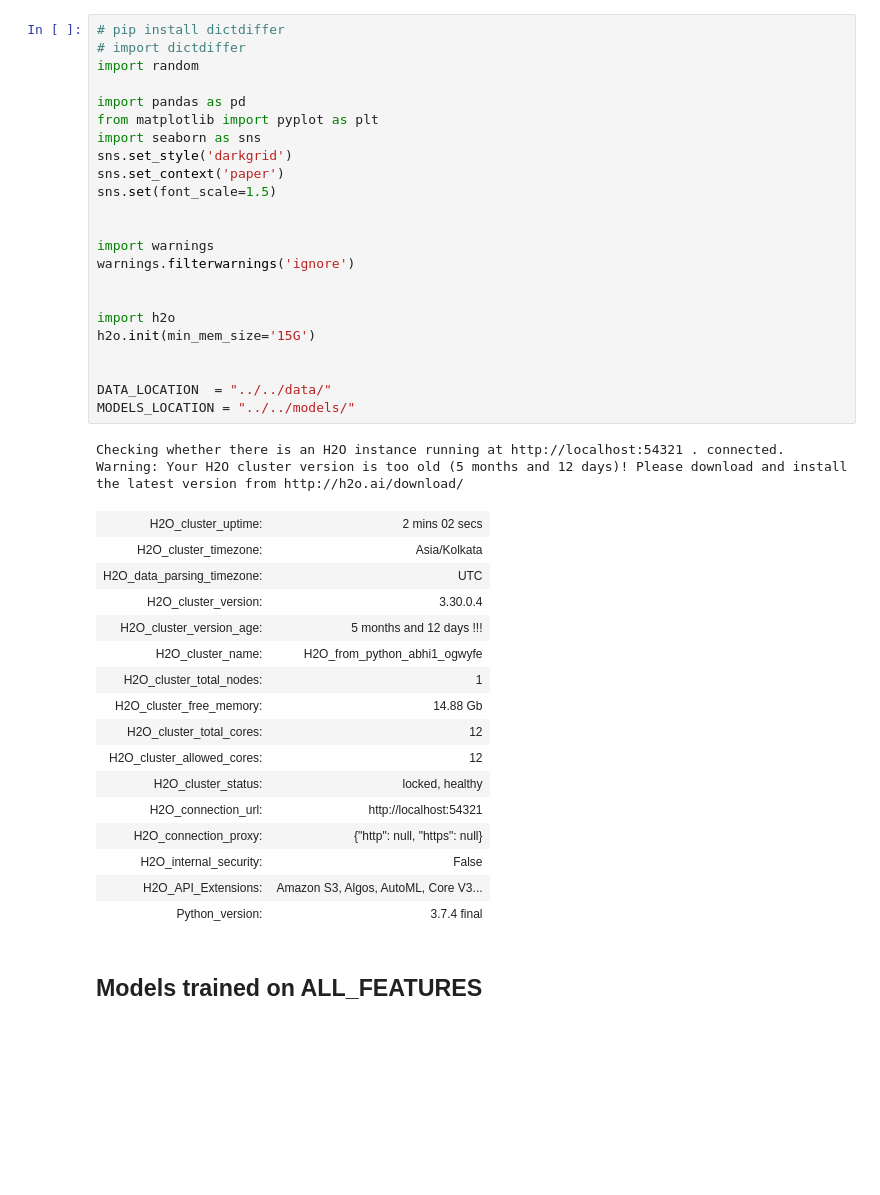
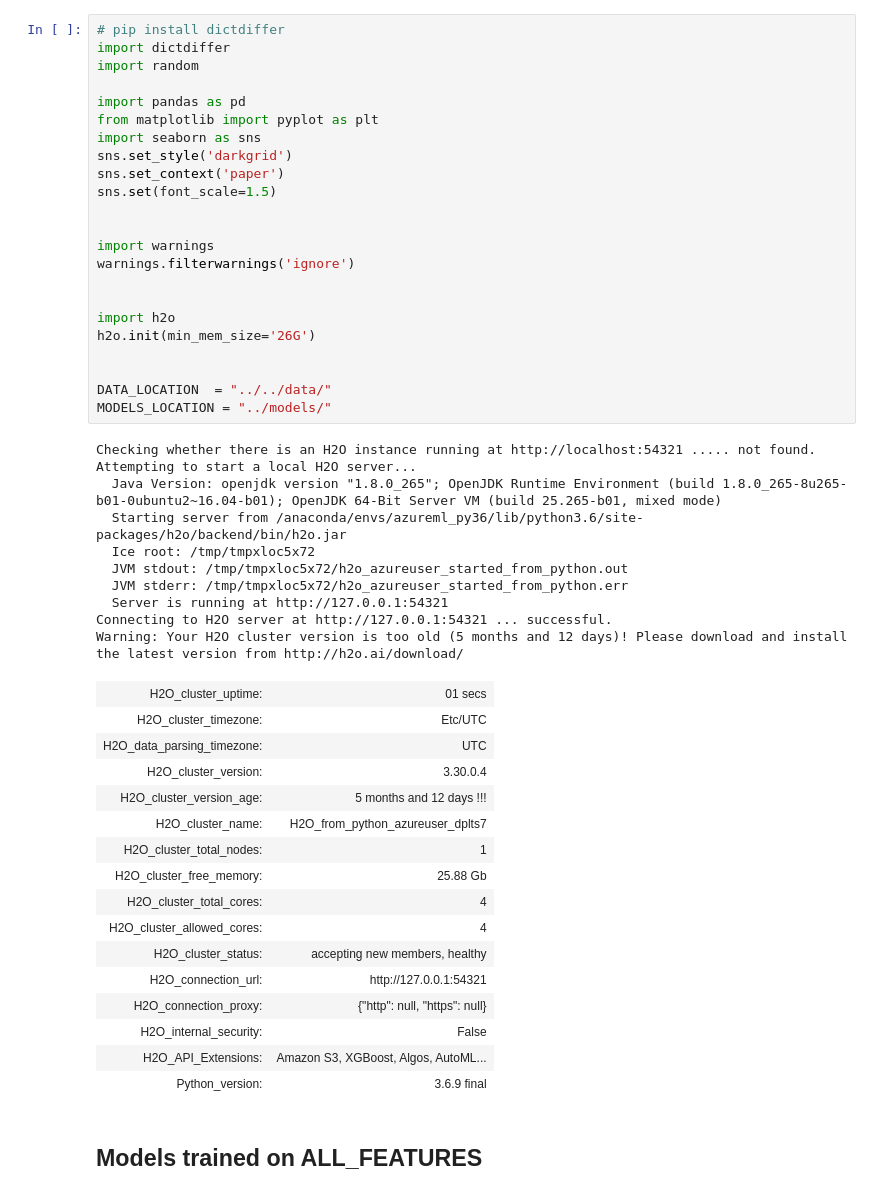
Before and after one commit to abhi18av/LJMU_Masters_Dissertation, a Jupyter notebook: src/notebooks/FINAL/007_model_inspection_with_without_pca.ipynb, the cells around one changed output. Cells and saved outputs as stored; diff of their text form; blank space fills up the shorter version.

```diff
--- a/src/notebooks/FINAL/007_model_inspection_with_without_pca.ipynb
+++ b/src/notebooks/FINAL/007_model_inspection_with_without_pca.ipynb
@@ -1,45 +1,53 @@
 # %%
 # pip install dictdiffer
-# import dictdiffer
+import dictdiffer
 import random
 
 import pandas as pd
 from matplotlib import pyplot as plt
 import seaborn as sns
 sns.set_style('darkgrid')
 sns.set_context('paper')
 sns.set(font_scale=1.5)
 
 
 import warnings
 warnings.filterwarnings('ignore')
 
 
 import h2o
-h2o.init(min_mem_size='15G')
+h2o.init(min_mem_size='26G')
 
 
 DATA_LOCATION  = "../../data/"
-MODELS_LOCATION = "../../models/"
+MODELS_LOCATION = "../models/"
 # %% [output]
-Checking whether there is an H2O instance running at http://localhost:54321 . connected.
+Checking whether there is an H2O instance running at http://localhost:54321 ..... not found.
+Attempting to start a local H2O server...
+  Java Version: openjdk version "1.8.0_265"; OpenJDK Runtime Environment (build 1.8.0_265-8u265-b01-0ubuntu2~16.04-b01); OpenJDK 64-Bit Server VM (build 25.265-b01, mixed mode)
+  Starting server from /anaconda/envs/azureml_py36/lib/python3.6/site-packages/h2o/backend/bin/h2o.jar
+  Ice root: /tmp/tmpxloc5x72
+  JVM stdout: /tmp/tmpxloc5x72/h2o_azureuser_started_from_python.out
+  JVM stderr: /tmp/tmpxloc5x72/h2o_azureuser_started_from_python.err
+  Server is running at http://127.0.0.1:54321
+Connecting to H2O server at http://127.0.0.1:54321 ... successful.
 Warning: Your H2O cluster version is too old (5 months and 12 days)! Please download and install the latest version from http://h2o.ai/download/
-| H2O_cluster_uptime: | 2 mins 02 secs |
-| H2O_cluster_timezone: | Asia/Kolkata |
+| H2O_cluster_uptime: | 01 secs |
+| H2O_cluster_timezone: | Etc/UTC |
 | H2O_data_parsing_timezone: | UTC |
 | H2O_cluster_version: | 3.30.0.4 |
 | H2O_cluster_version_age: | 5 months and 12 days !!! |
-| H2O_cluster_name: | H2O_from_python_abhi1_ogwyfe |
+| H2O_cluster_name: | H2O_from_python_azureuser_dplts7 |
 | H2O_cluster_total_nodes: | 1 |
-| H2O_cluster_free_memory: | 14.88 Gb |
-| H2O_cluster_total_cores: | 12 |
-| H2O_cluster_allowed_cores: | 12 |
-| H2O_cluster_status: | locked, healthy |
-| H2O_connection_url: | http://localhost:54321 |
+| H2O_cluster_free_memory: | 25.88 Gb |
+| H2O_cluster_total_cores: | 4 |
+| H2O_cluster_allowed_cores: | 4 |
+| H2O_cluster_status: | accepting new members, healthy |
+| H2O_connection_url: | http://127.0.0.1:54321 |
 | H2O_connection_proxy: | {"http": null, "https": null} |
 | H2O_internal_security: | False |
-| H2O_API_Extensions: | Amazon S3, Algos, AutoML, Core V3... |
-| Python_version: | 3.7.4 final |
+| H2O_API_Extensions: | Amazon S3, XGBoost, Algos, AutoML... |
+| Python_version: | 3.6.9 final |
 # %% [markdown]
 ## Models trained on ALL_FEATURES
 # %%
```
Also changed, not shown: parts of 12 cells of this notebook, 1 other file.
